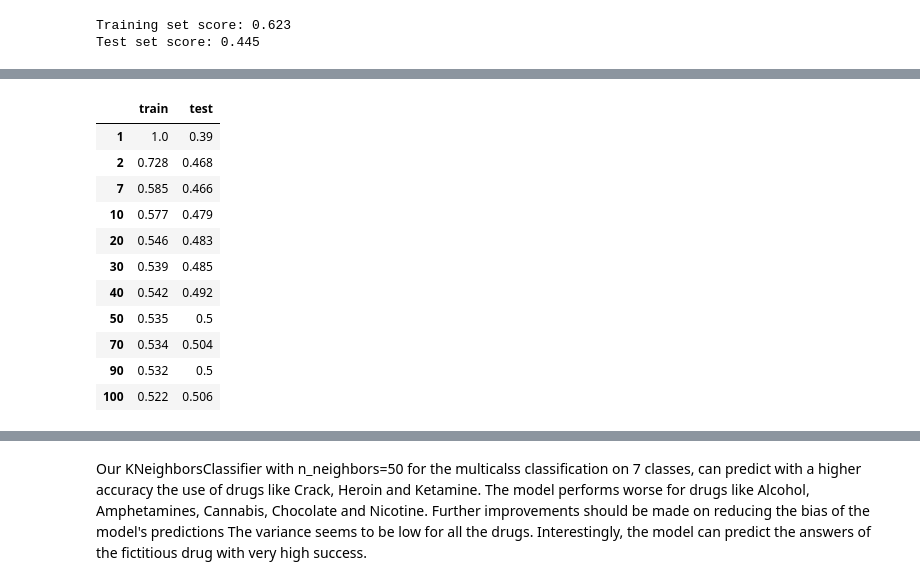
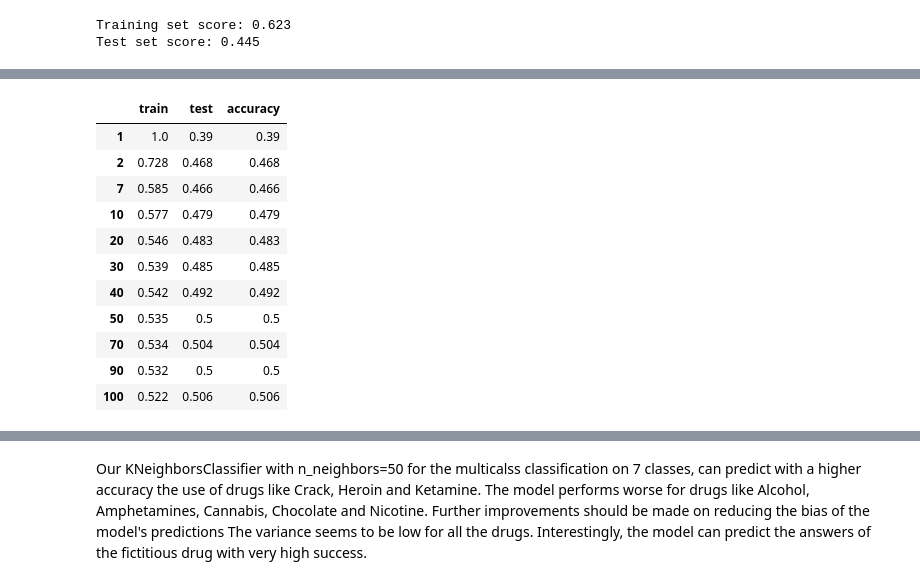
Before and after one commit to AlexTouvras/supervised_learning, a Jupyter notebook: Assignment_1.ipynb, the cells around one changed output, grey strips where cells are left out. Saved outputs shown, nothing was run; the diff lists cells and outputs as text; code cells hidden in the pictures.

```diff
--- a/Assignment_1.ipynb
+++ b/Assignment_1.ipynb
@@ -78,15 +78,27 @@ Test set score: 0.728
 # %%
 from sklearn.linear_model import ElasticNet
 #Setup an ElasticNet
+
+
+scaler = StandardScaler()
+scaler.fit(X_train)
+
+X_train_scaled = scaler.transform(X_train)
+X_test_scaled = scaler.transform(X_test)
+
+#Convert dataframes to numpy arrays
+X_train_scaled = X_train
+X_test_scaled = X_test
+
 # define model
 EN_model = ElasticNet(max_iter = 10000,tol=0.001)
 
 # Train the model using the training sets
-EN_model = EN_model.fit(X_train, y_train)
+EN_model = EN_model.fit(X_train_scaled, y_train)
 
 # Calculate R-squared for both test / train samples
-print('Training set score: ' + str(round(EN_model.score(X_train,y_train),3)))
-print('Test set score: ' + str(round(EN_model.score(X_test,y_test),3)))
+print('Training set score: ' + str(round(EN_model.score(X_train_scaled,y_train),3)))
+print('Test set score: ' + str(round(EN_model.score(X_test_scaled,y_test),3)))
 # %% [output]
 Training set score: 0.719
 Test set score: 0.706
@@ -401,29 +468,33 @@ Test set score: 0.445
 # %%
+from sklearn.metrics import accuracy_score
 n_neighbors = [1, 2, 7, 10, 20,30,40, 50, 70,90,100]
-rows = ['train', 'test']
+rows = ['train', 'test','accuracy']
 score = pd.DataFrame(columns = rows, index= n_neighbors)
 
 for param in range(0, len(n_neighbors)):
     KN_drug = KNeighborsClassifier(n_neighbors=n_neighbors[param])
     # Train the model using the training sets
-    KN_drug = logr_drug.fit(X_train_drug, y_train_drug)
+    KN_drug = KN_drug.fit(X_train_drug, y_train_drug)
+
     # Calculate R-squared for both test / train samples
     score.at[n_neighbors[param],'train'] = round(KN_drug.score(X_train_drug,y_train_drug),3)
     score.at[n_neighbors[param],'test'] = round(KN_drug.score(X_test_drug,y_test_drug),3)
+    score.at[n_neighbors[param],'test'] = round(KN_drug.score(X_test_drug,y_test_drug),3)
+    score.at[n_neighbors[param],'accuracy'] = round(accuracy_score(y_test_drug, KN_drug.predict(X_test_drug)),3)
 score
 # %% [output]
-|  | train | test |
-| 1 | 1.0 | 0.39 |
-| 2 | 0.728 | 0.468 |
-| 7 | 0.585 | 0.466 |
-| 10 | 0.577 | 0.479 |
-| 20 | 0.546 | 0.483 |
-| 30 | 0.539 | 0.485 |
-| 40 | 0.542 | 0.492 |
-| 50 | 0.535 | 0.5 |
-| 70 | 0.534 | 0.504 |
-| 90 | 0.532 | 0.5 |
-| 100 | 0.522 | 0.506 |
+|  | train | test | accuracy |
+| 1 | 1.0 | 0.39 | 0.39 |
+| 2 | 0.728 | 0.468 | 0.468 |
+| 7 | 0.585 | 0.466 | 0.466 |
+| 10 | 0.577 | 0.479 | 0.479 |
+| 20 | 0.546 | 0.483 | 0.483 |
+| 30 | 0.539 | 0.485 | 0.485 |
+| 40 | 0.542 | 0.492 | 0.492 |
+| 50 | 0.535 | 0.5 | 0.5 |
+| 70 | 0.534 | 0.504 | 0.504 |
+| 90 | 0.532 | 0.5 | 0.5 |
+| 100 | 0.522 | 0.506 | 0.506 |
 # %%
 fig = px.line(score, x=score.index, y=[score.train, score.test], title='KNeighborsClassifier, Score by parameter')
 
```
Also changed, not shown: parts of 22 cells of this notebook.
